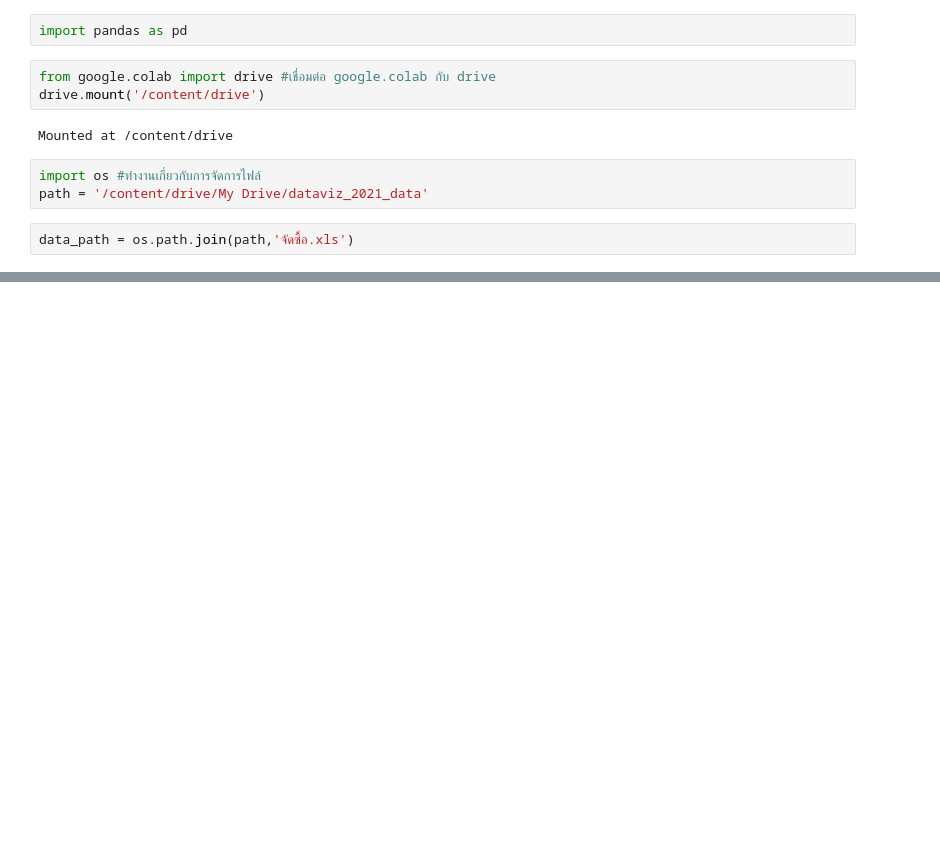
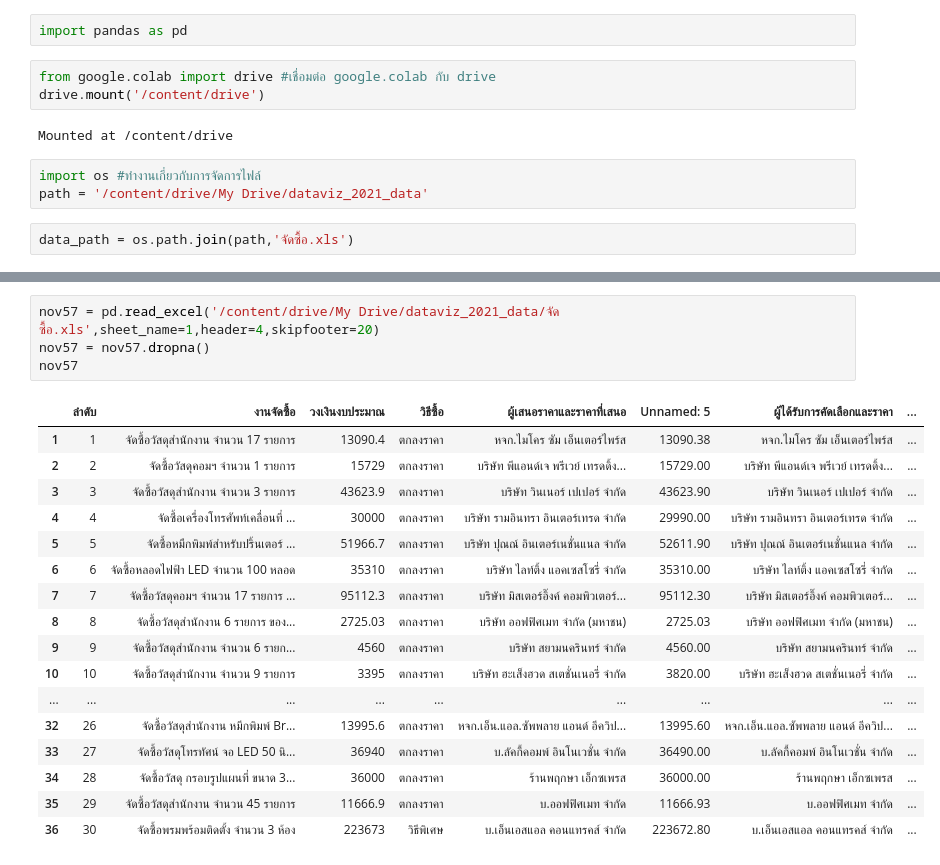
Before and after one commit to Suchirapon/data_viz, a Jupyter notebook: QUIZ3.ipynb, the cells around one changed output, grey strips where cells are left out. Saved outputs shown, nothing was run; the diff lists cells and outputs as text; blank space fills up the shorter version.

```diff
--- a/QUIZ3.ipynb
+++ b/QUIZ3.ipynb
@@ -34,0 +83,22 @@ data_2.head()
+# %%
+nov57 = pd.read_excel('/content/drive/My Drive/dataviz_2021_data/จัดซื้อ.xls',sheet_name=1,header=4,skipfooter=20)
+nov57 = nov57.dropna()
+nov57
+# %% [output]
+|  | ลำดับ | งานจัดซื้อ | วงเงินงบประมาณ | วิธีซื้อ | ผู้เสนอราคาและราคาที่เสนอ | Unnamed: 5 | ผู้ได้รับการคัดเลือกและราคา | ... |
+| 1 | 1 | จัดซื้อวัสดุสำนักงาน จำนวน 17 รายการ | 13090.4 | ตกลงราคา | หจก.ไมโคร ซัม เอ็นเตอร์ไพร์ส | 13090.38 | หจก.ไมโคร ซัม เอ็นเตอร์ไพร์ส | ... |
+| 2 | 2 | จัดซื้อวัสดุคอมฯ จำนวน 1 รายการ | 15729 | ตกลงราคา | บริษัท พีแอนด์เจ พรีเวย์ เทรดดิ้ง... | 15729.00 | บริษัท พีแอนด์เจ พรีเวย์ เทรดดิ้ง... | ... |
+| 3 | 3 | จัดซื้อวัสดุสำนักงาน จำนวน 3 รายการ | 43623.9 | ตกลงราคา | บริษัท วินเนอร์ เปเปอร์ จำกัด | 43623.90 | บริษัท วินเนอร์ เปเปอร์ จำกัด | ... |
+| 4 | 4 | จัดซื้อเครื่องโทรศัพท์เคลื่อนที่ ... | 30000 | ตกลงราคา | บริษัท รามอินทรา อินเตอร์เทรด จำกัด | 29990.00 | บริษัท รามอินทรา อินเตอร์เทรด จำกัด | ... |
+| 5 | 5 | จัดซื้อหมืกพิมพ์สำหรับปริ้นเตอร์ ... | 51966.7 | ตกลงราคา | บริษัท ปุณณ์ อินเตอร์เนชั่นแนล จำกัด | 52611.90 | บริษัท ปุณณ์ อินเตอร์เนชั่นแนล จำกัด | ... |
+| 6 | 6 | จัดซื้อหลอดไฟฟ้า LED จำนวน 100 หลอด | 35310 | ตกลงราคา | บริษัท ไลท์ติ้ง แอคเซสโซรี่ จำกัด | 35310.00 | บริษัท ไลท์ติ้ง แอคเซสโซรี่ จำกัด | ... |
+| 7 | 7 | จัดซื้อวัสดุคอมฯ จำนวน 17 รายการ ... | 95112.3 | ตกลงราคา | บริษัท มิสเตอร์อิ๊งค์ คอมพิวเตอร์... | 95112.30 | บริษัท มิสเตอร์อิ๊งค์ คอมพิวเตอร์... | ... |
+| 8 | 8 | จัดซื้อวัสดุสำนักงาน 6 รายการ ของ... | 2725.03 | ตกลงราคา | บริษัท ออฟฟิศเมท จำกัด (มหาชน) | 2725.03 | บริษัท ออฟฟิศเมท จำกัด (มหาชน) | ... |
+| 9 | 9 | จัดซื้อวัสดุสำนักงาน จำนวน 6 รายก... | 4560 | ตกลงราคา | บริษัท สยามนครินทร์ จำกัด | 4560.00 | บริษัท สยามนครินทร์ จำกัด | ... |
+| 10 | 10 | จัดซื้อวัสดุสำนักงาน จำนวน 9 รายการ | 3395 | ตกลงราคา | บริษัท ฮะเส็งฮวด สเตชั่นเนอรี่ จำกัด | 3820.00 | บริษัท ฮะเส็งฮวด สเตชั่นเนอรี่ จำกัด | ... |
+| ... | ... | ... | ... | ... | ... | ... | ... | ... |
+| 32 | 26 | จัดซื้อวัสดุสำนักงาน หมึกพิมพ์ Br... | 13995.6 | ตกลงราคา | หจก.เอ็น.แอล.ซัพพลาย แอนด์ อีควิป... | 13995.60 | หจก.เอ็น.แอล.ซัพพลาย แอนด์ อีควิป... | ... |
+| 33 | 27 | จัดซื้อวัสดุโทรทัศน์ จอ LED 50 นิ... | 36940 | ตกลงราคา | บ.ลัคกี้คอมพ์ อินโนเวชั่น จำกัด | 36490.00 | บ.ลัคกี้คอมพ์ อินโนเวชั่น จำกัด | ... |
+| 34 | 28 | จัดซื้อวัสดุ กรอบรูปแผนที่ ขนาด 3... | 36000 | ตกลงราคา | ร้านพฤกษา เอ็กซเพรส | 36000.00 | ร้านพฤกษา เอ็กซเพรส | ... |
+| 35 | 29 | จัดซื้อวัสดุสำนักงาน จำนวน 45 รายการ | 11666.9 | ตกลงราคา | บ.ออฟฟิศเมท จำกัด | 11666.93 | บ.ออฟฟิศเมท จำกัด | ... |
+| 36 | 30 | จัดซื้อพรมพร้อมติดตั้ง จำนวน 3 ห้อง | 223673 | วิธีพิเศษ | บ.เอ็นเอสแอล คอนแทรคส์ จำกัด | 223672.80 | บ.เอ็นเอสแอล คอนแทรคส์ จำกัด | ... |
```
Also changed, not shown: parts of 6 cells of this notebook.
